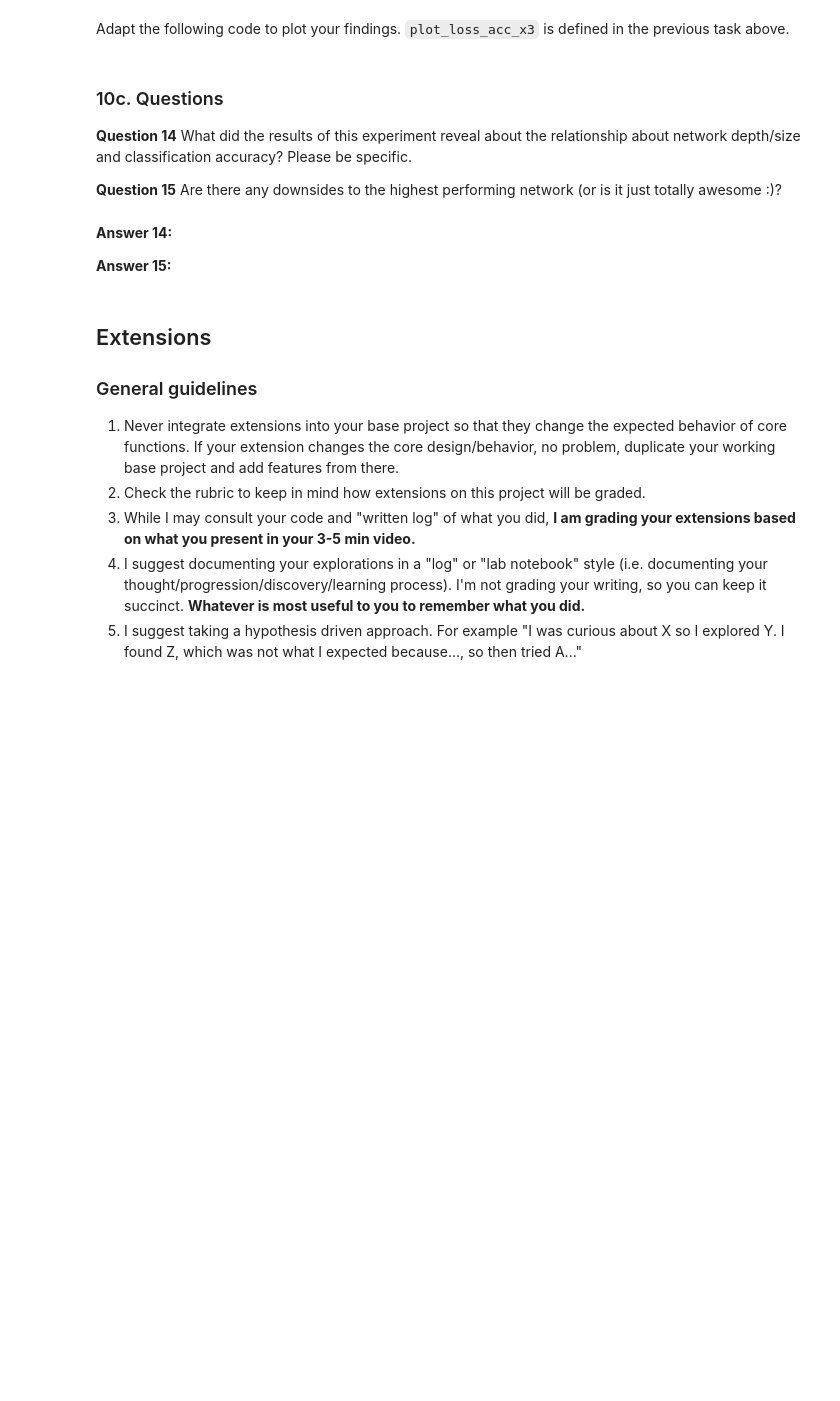
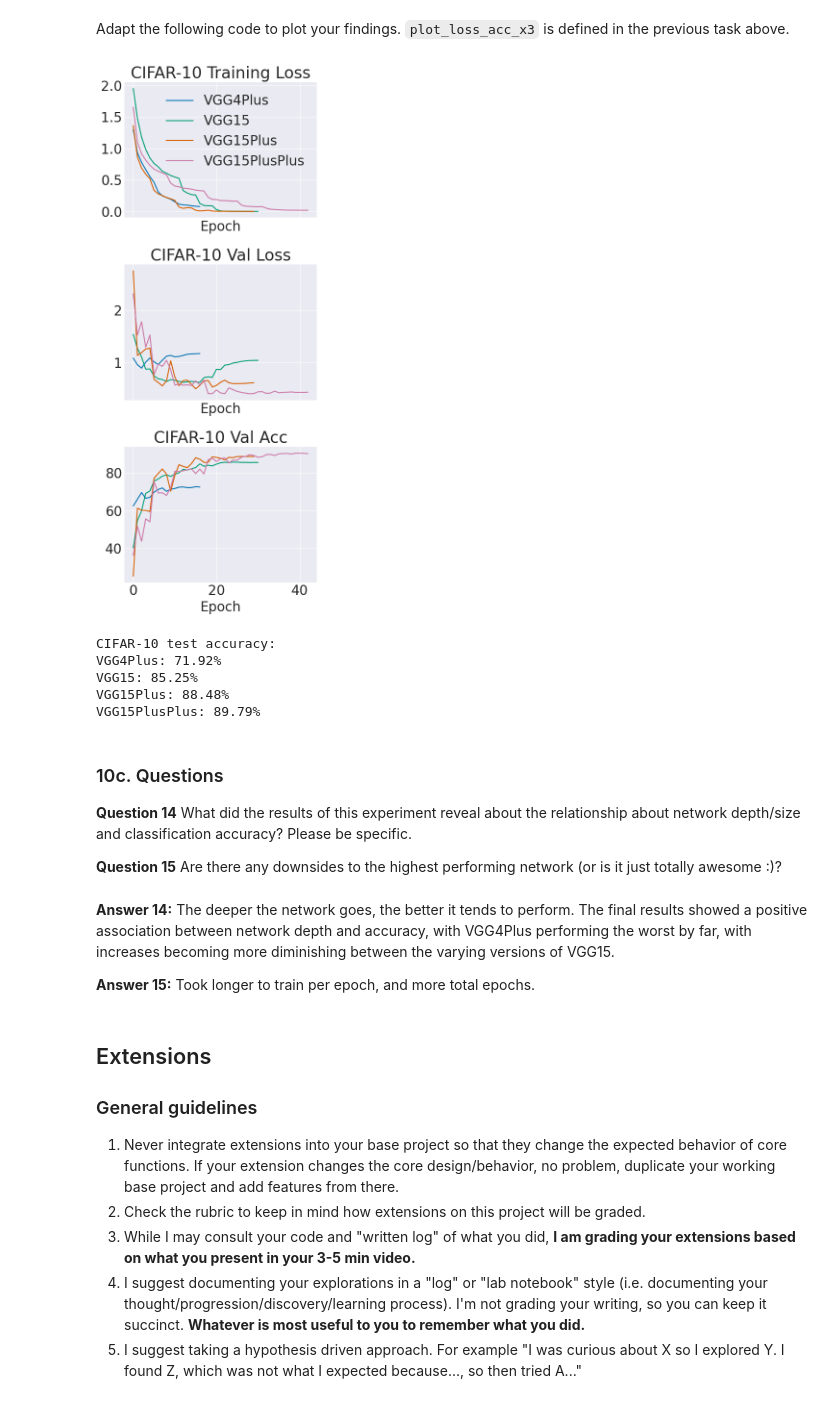
Before and after one commit to nssent25/CS444, a Jupyter notebook: Project1/vgg15.ipynb, the cells around one changed output. Saved outputs shown, nothing was run; the diff lists cells and outputs as text; code cells hidden in the pictures; blank space fills up the shorter version.

```diff
--- a/Project1/vgg15.ipynb
+++ b/Project1/vgg15.ipynb
@@ -921,21 +996,36 @@ Training these networks should take a few hours. Your VGG15PlusPlus network shou
 # %% [markdown]
 Adapt the following code to plot your findings. `plot_loss_acc_x3` is defined in the previous task above.
 # %%
-plot_loss_acc_x3(train_losses_bn, val_losses_bn, val_accs_bn, epochs_bn)
+train_losses_bn = [r["train_loss"] for r in results]
+val_losses_bn = [r["val_loss"] for r in results]
+val_accs_bn = [r["val_acc"] for r in results]
+epochs_bn = [r["epochs"] for r in results]
+accs_bn = [r["test_acc"] for r in results]
+net_names = [r["name"] for r in results]
+
+
+plot_loss_acc_x3(train_losses_bn, val_losses_bn, val_accs_bn, epochs_bn, net_names)
 
 print('CIFAR-10 test accuracy:')
 for i in range(len(net_names)):
     print(f'{net_names[i]}: {100*accs_bn[i]:.2f}%')
+# %% [output]
+[figure, added]
+CIFAR-10 test accuracy:
+VGG4Plus: 71.92%
+VGG15: 85.25%
+VGG15Plus: 88.48%
+VGG15PlusPlus: 89.79%
 # %% [markdown]
 ### 10c. Questions
 
 **Question 14** What did the results of this experiment reveal about the relationship about network depth/size and classification accuracy? Please be specific.
 
 **Question 15** Are there any downsides to the highest performing network (or is it just totally awesome :)?
-# %% [markdown]
-**Answer 14:**
-
-**Answer 15:**
+# %% [markdown]
+**Answer 14:** The deeper the network goes, the better it tends to perform. The final results showed a positive association between network depth and accuracy, with VGG4Plus performing the worst by far, with increases becoming more diminishing between the varying versions of VGG15.
+
+**Answer 15:** Took longer to train per epoch, and more total epochs.
 # %% [markdown]
 ## Extensions
 
```
Also changed, not shown: parts of 4 cells of this notebook, 1 other file.
